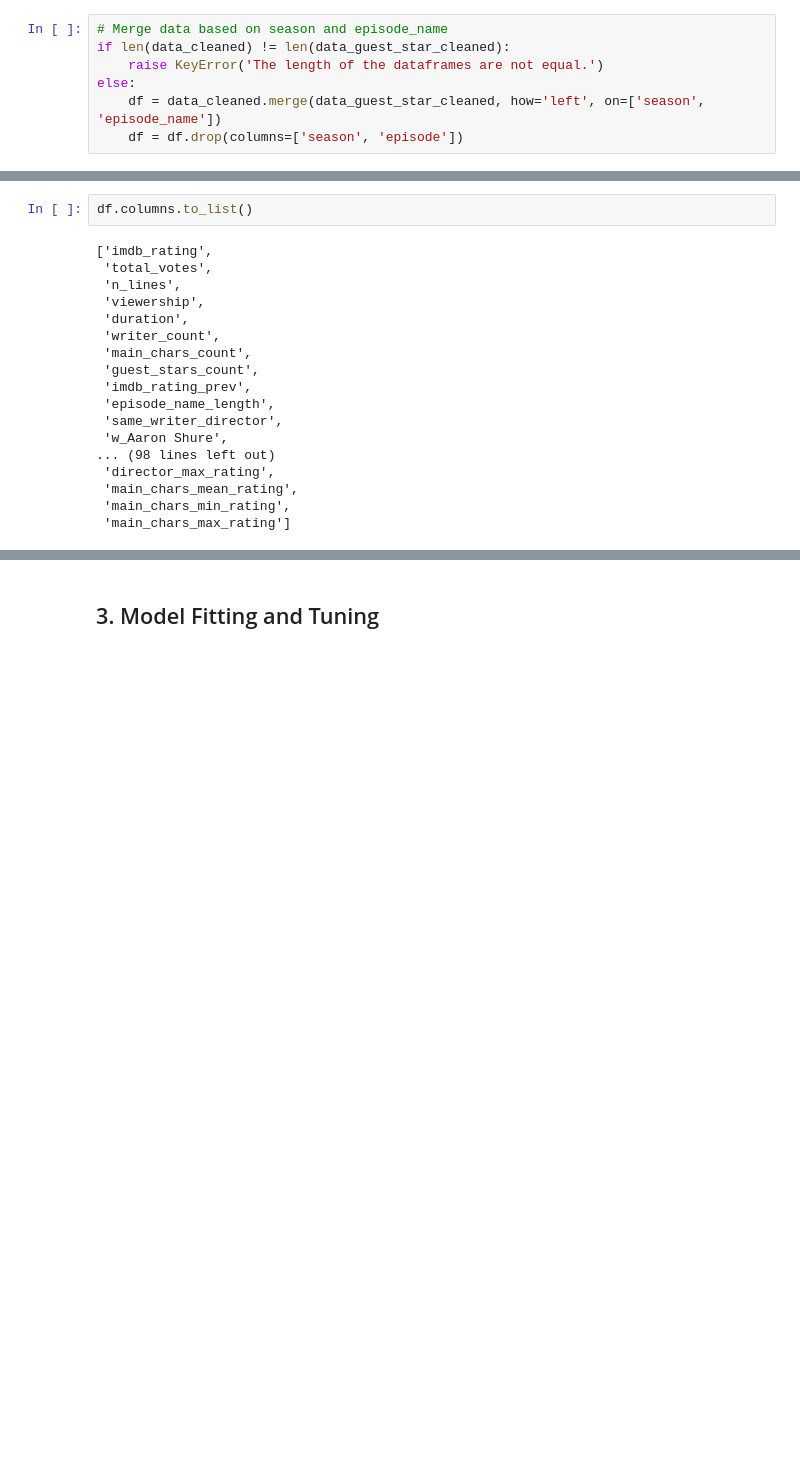
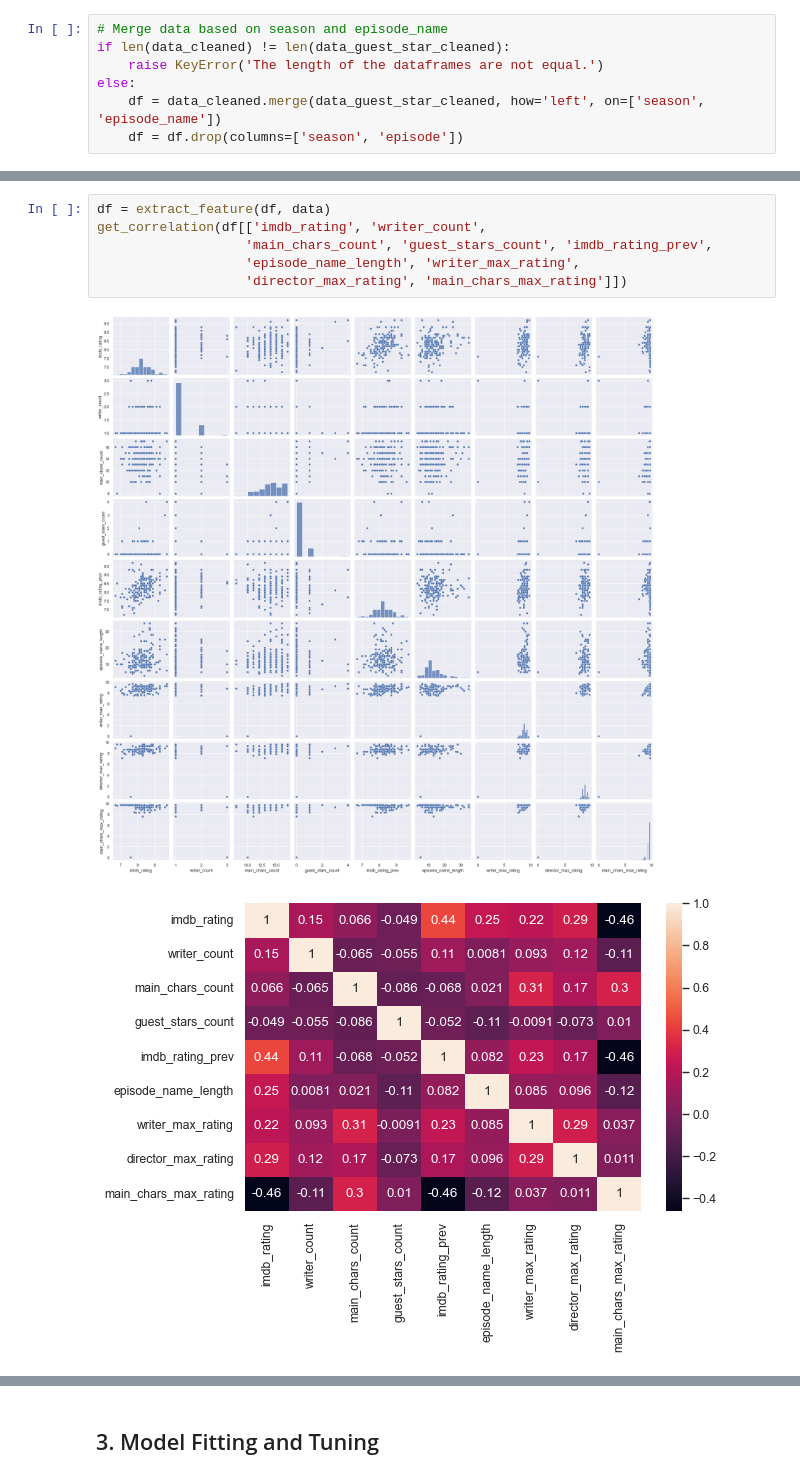
Before and after one commit to monicasteph97/mlp-proj1, a Jupyter notebook: project1.ipynb, the cells around one changed output, grey strips where cells are left out. Saved outputs shown, nothing was run; the diff lists cells and outputs as text; blank space fills up the shorter version.

```diff
--- a/project1.ipynb
+++ b/project1.ipynb
@@ -643,20 +465,9 @@ get_correlation(df[['imdb_rating',
-# %%
-df.columns.to_list()
-# %% [output]
-['imdb_rating',
- 'total_votes',
- 'n_lines',
- 'viewership',
- 'duration',
- 'writer_count',
- 'main_chars_count',
- 'guest_stars_count',
- 'imdb_rating_prev',
- 'episode_name_length',
- 'same_writer_director',
- 'w_Aaron Shure',
-... (98 lines left out)
- 'director_max_rating',
- 'main_chars_mean_rating',
- 'main_chars_min_rating',
- 'main_chars_max_rating']
+# %%
+df = extract_feature(df, data)
+get_correlation(df[['imdb_rating', 'writer_count',
+                   'main_chars_count', 'guest_stars_count', 'imdb_rating_prev',
+                   'episode_name_length', 'writer_max_rating',
+                   'director_max_rating', 'main_chars_max_rating']])
+# %% [output]
+[figure, added]
+[figure, added]
```
Also changed, not shown: parts of 25 cells of this notebook.
